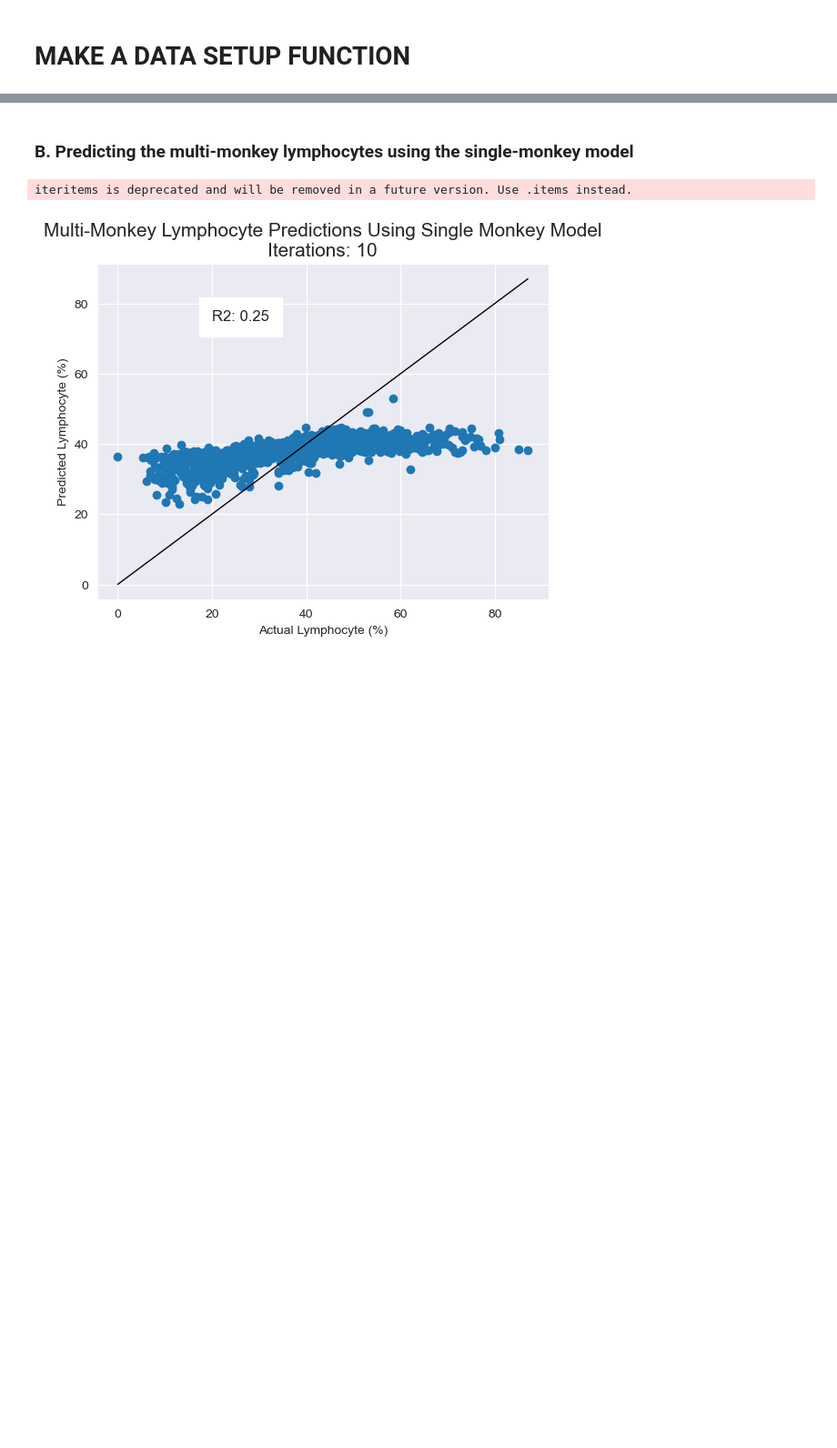
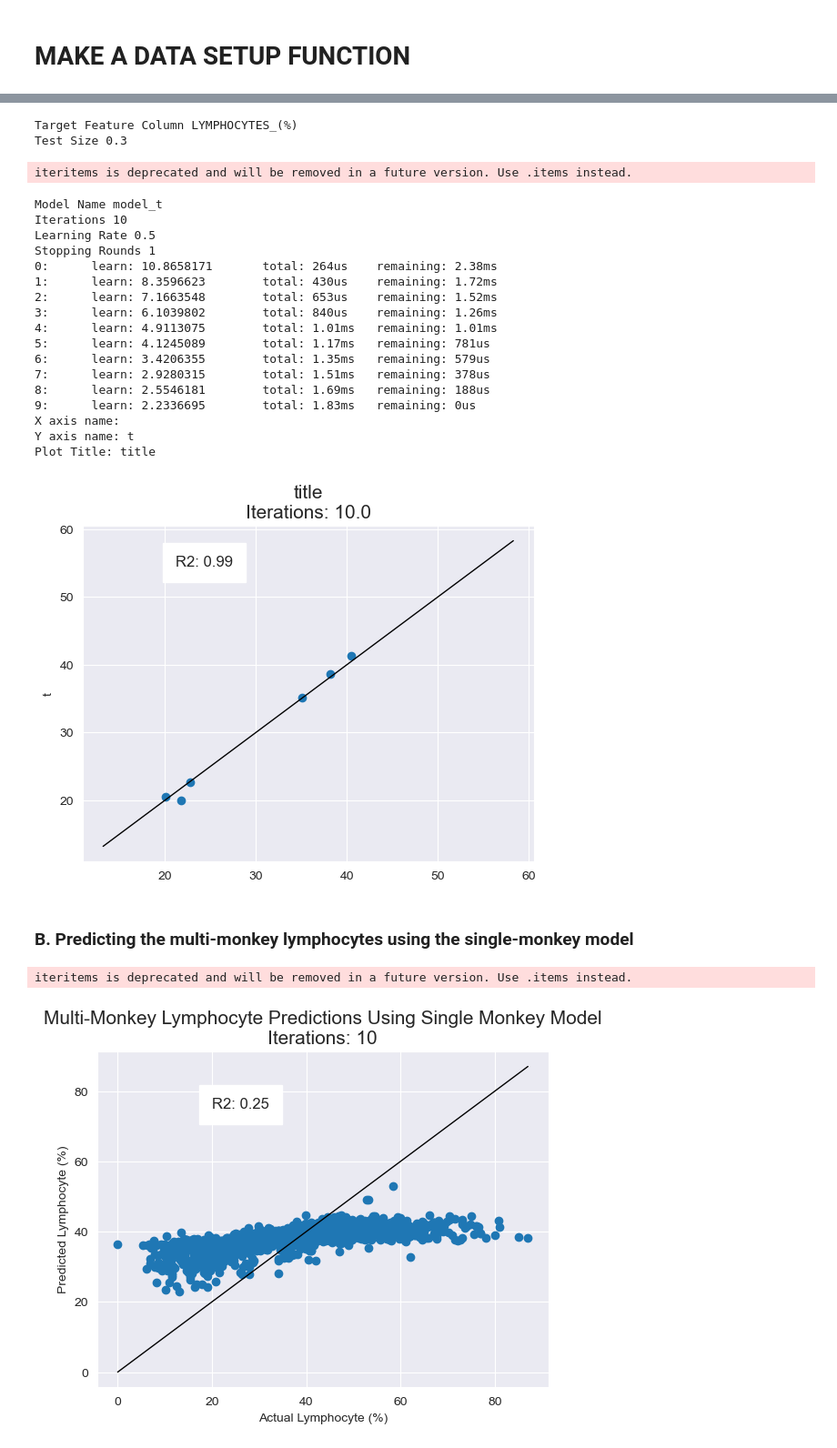
Before and after one commit to aidan-lew/monkey_health, a Jupyter notebook: B_monkeys_predictions_cleaned.ipynb, the cells around one changed output, grey strips where cells are left out. Shown at 91% size. Drawn from its saved outputs; the diff is of its cells as text; code cells hidden in the pictures; blank space fills up the shorter version.

```diff
--- a/B_monkeys_predictions_cleaned.ipynb
+++ b/B_monkeys_predictions_cleaned.ipynb
@@ -763,3 +993,33 @@ sred_reg_validation_pool = Pool(
+# %%
+sred_reg_X=sred_reg_train_df.drop(['ID','LYMPHOCYTES_(%)'],axis=1)
+
+# Declare catagorical features - first column
+cat_features= list(range(0,sred_reg_X[sred_reg_X.columns[:1]].shape[1]))
+
+#'LYMPHOCYTES_(%)'
+regression_pipeline (sred_reg_df, sred_reg_X, cat_features)
+# %% [output]
+Target Feature Column LYMPHOCYTES_(%)
+Test Size 0.3
+iteritems is deprecated and will be removed in a future version. Use .items instead.
+Model Name model_t
+Iterations 10
+Learning Rate 0.5
+Stopping Rounds 1
+0:      learn: 10.8658171       total: 264us    remaining: 2.38ms
+1:      learn: 8.3596623        total: 430us    remaining: 1.72ms
+2:      learn: 7.1663548        total: 653us    remaining: 1.52ms
+3:      learn: 6.1039802        total: 840us    remaining: 1.26ms
+4:      learn: 4.9113075        total: 1.01ms   remaining: 1.01ms
+5:      learn: 4.1245089        total: 1.17ms   remaining: 781us
+6:      learn: 3.4206355        total: 1.35ms   remaining: 579us
+7:      learn: 2.9280315        total: 1.51ms   remaining: 378us
+8:      learn: 2.5546181        total: 1.69ms   remaining: 188us
+9:      learn: 2.2336695        total: 1.83ms   remaining: 0us
+X axis name:
+Y axis name: t
+Plot Title: title
+[figure, added]
 # %% [markdown]
 ### B. Predicting the multi-monkey lymphocytes using the single-monkey model
 # %%
```
Also changed, not shown: parts of 12 cells of this notebook.
